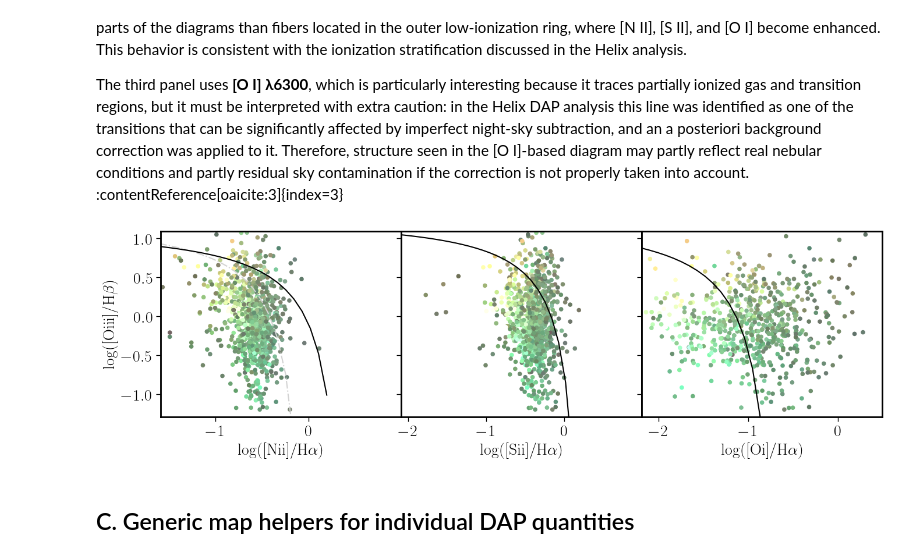
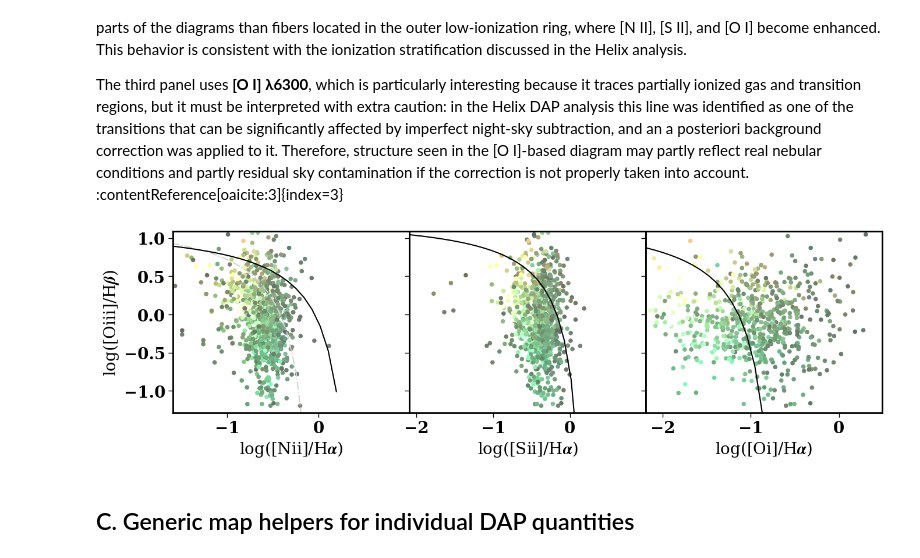
Before and after one commit to sdss/dr20_tutorials, a Jupyter notebook: lvm_dr20_Mosaic_DAP_tutorial.ipynb, the cells around one changed output. Drawn from its saved outputs; the diff is of its cells as text; code cells hidden in the pictures.

```diff
--- a/lvm_dr20_Mosaic_DAP_tutorial.ipynb
+++ b/lvm_dr20_Mosaic_DAP_tutorial.ipynb
@@ -42,6 +42,8 @@ pip install numpy matplotlib astropy sdss-access sdss-tree gdown
 # %% [markdown]
 # Importing some routines that are needed for the plotting and analysis
 # %%
+import os
+
 import numpy as np
 import matplotlib.pyplot as plt
 from astropy.table import Table,join
@@ -49,7 +51,7 @@ import matplotlib.colors as mpl_colors
 from matplotlib import rcParams as rc
 rc.update({'font.size': 19,\
            'font.weight': 900,\
-           'text.usetex': True,\
+           # 'text.usetex': True,\
            'path.simplify'           :   True,\
            'xtick.labelsize' : 19,\
            'ytick.labelsize' : 19,\
@@ -84,29 +86,13 @@ from astropy.table import vstack as tab_vstack
 # Tools for downloading the RSP templates
 import gdown
 from pathlib import Path
+
+from sdss_access import Access
+access = Access(release='dr20', verbose=True)
+
+import warnings
+
+warnings.simplefilter("ignore")
-# %%
-#####################################################
-# Patch for non delivered dataset, still under Tree
-#####################################################
-#from tree import Tree
-# Once the data is delivered
-from sdss_access import Access
-
-try:
-    #################################################
-    # For already delivered datasets, in DR20
-    #################################################
-
-    access = Access(release='dr20', verbose=True)
-except:
-    ##################################################
-    # For not yet delivered datasets, still under Tree
-    ##################################################
-    from tree import Tree
-    #from sdss_access import Access
-    tree = Tree(config = 'dr20')
-    #tree = Tree(config = 'dr20')
-    access = Access(release='dr20', verbose=True)
 # %%
 def read_DAP_file(dap_file,verbose=False):
     dap_hdu=fits.open(dap_file)
@@ -515,7 +451,7 @@ def map_plot_DAP_rgb(tab_DAP,\
 
     rc.update({'font.size': fs*fsize/5,\
                'font.weight': 900,\
-               'text.usetex': True,\
+               # 'text.usetex': True,\
                'path.simplify'           :   True,\
                'xtick.labelsize' : fs*fsize/5,\
                'ytick.labelsize' : fs*fsize/5,\
@@ -725,7 +661,7 @@ This color mapping helps connect the position of each point in the diagram with
 # %%
 rc.update({'font.size': 20,\
            'font.weight': 900,\
-           'text.usetex': True,\
+           # 'text.usetex': True,\
            'path.simplify'           :   True,\
            'xtick.labelsize' : 20,\
            'ytick.labelsize' : 20,\
@@ -872,7 +808,7 @@ The third panel uses **[O I] λ6300**, which is particularly interesting because
 # %%
 rc.update({'font.size': 20,\
            'font.weight': 900,\
-           'text.usetex': True,\
+           # 'text.usetex': True,\
            'path.simplify'           :   True,\
            'xtick.labelsize' : 20,\
            'ytick.labelsize' : 20,\
@@ -968,34 +904,34 @@ axes[0,2].plot(x[x<-0.6],cut_y_OI[x<-0.6],'-',color='black')
 
 #plt.rcParams.update({'font.size': 16})
 axes[0,0].set_ylabel(r'log([Oiii]/H$\beta$)')
 axes[0,0].set_xlabel(r'log([Nii]/H$\alpha$)')
 axes[0,1].set_xlabel(r'log([Sii]/H$\alpha$)')
 axes[0,2].set_xlabel(r'log([Oi]/H$\alpha$)')
 axes[0,0].set_xlim(x_min1-0.2,x_max1+0.1)
 axes[0,1].set_xlim(x_min1-0.7,x_max1+0.1)
 axes[0,2].set_xlim(x_min1-0.8,x_max1-0.4)
 axes[0,0].set_ylim(y_min1,y_max1+0.1)
 axes[0,1].set_ylim(y_min1,y_max1+0.1)
 axes[0,2].set_ylim(y_min1,y_max1+0.1)
 
 
 
 
 
 
 plt.tight_layout()
 plt.subplots_adjust(wspace=0)
 
 fig.savefig(f'figs/BPT_HELIX_OI.png', facecolor='white')
 plt.show()
 
 #cax1=axes[0,2].scatter(N2[mask_Ha],O3[mask_Ha],c=log_EW_Ha[mask_Ha], marker='o', s=30, alpha=0.35, cmap=cm, vmin=-3, vmax=2.5)
 #axes[0,2].plot(x[x<0],cut_y3[x<0],'r-.')
 #axes[0,2].plot(x,cut_y4,'b-')
 #cb1=add_colorbar(cax1)
 #cb1.set_label(r'$log|EW(H\alpha)|$')
 # %% [output]
-[figure, old version]
+[figure, new version]
 # %% [markdown]
 ## C. Generic map helpers for individual DAP quantities
 # %% [markdown]
```
Also changed, not shown: parts of 13 cells of this notebook, 2 other files.
